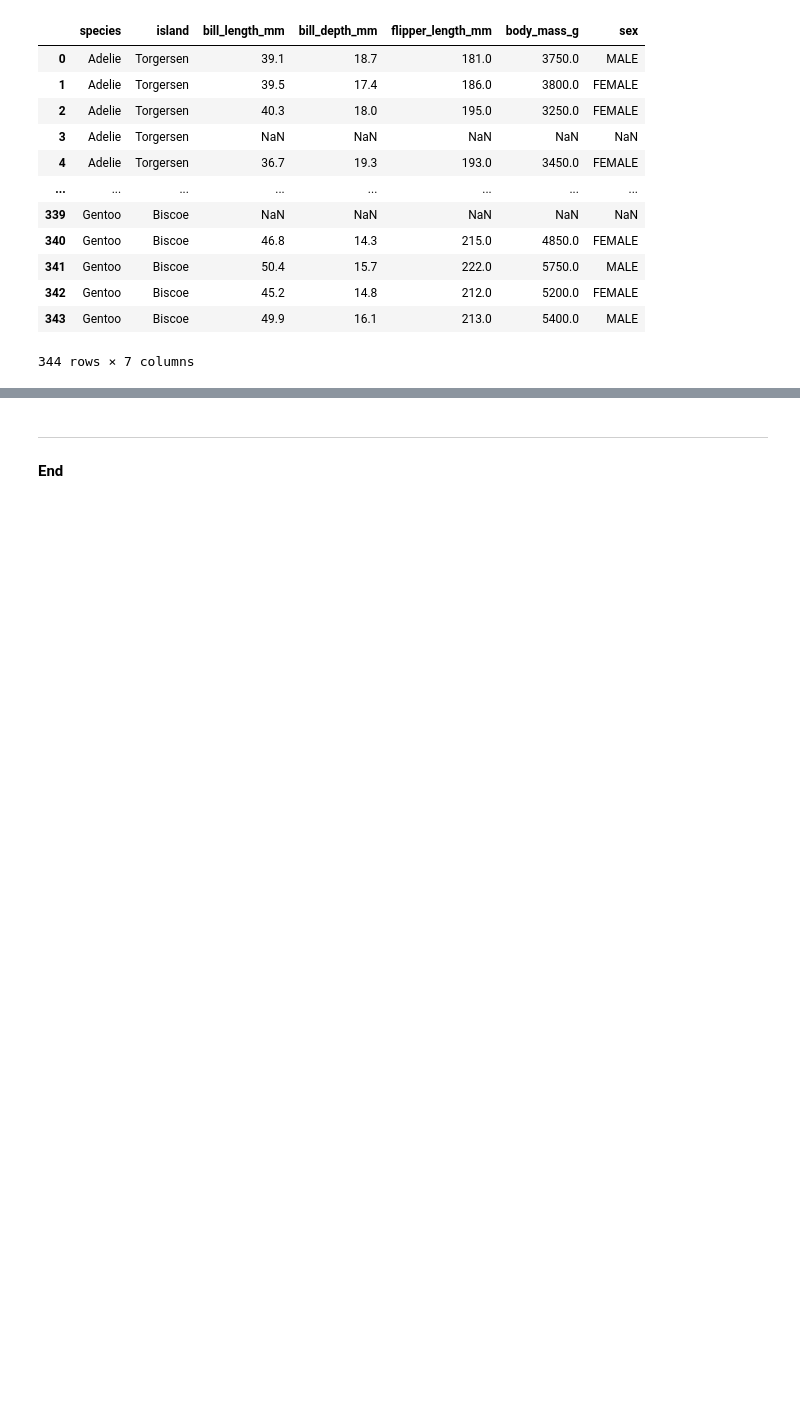
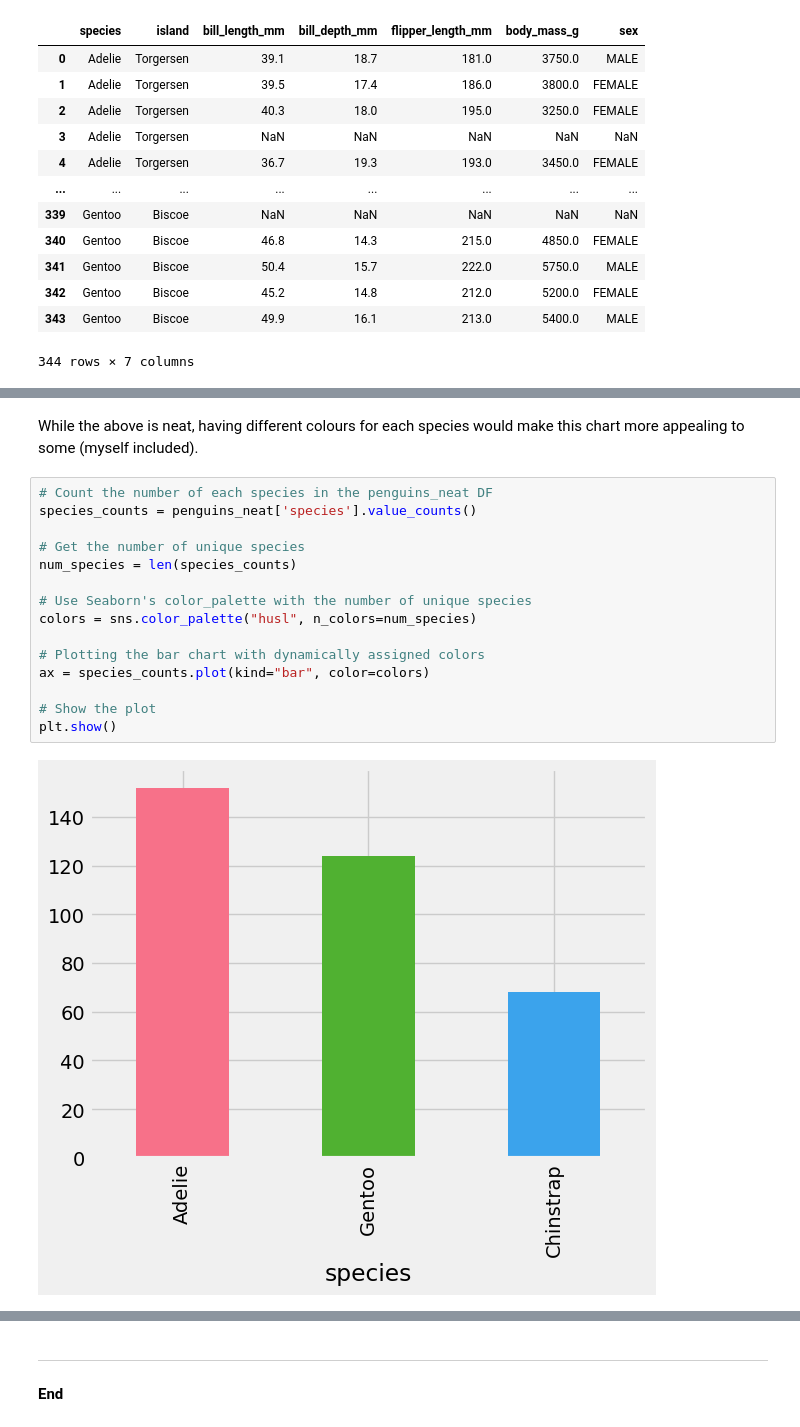
Before and after one commit to turps-pc90/fund_data, a Jupyter notebook: tasks.ipynb, the cells around one changed output, grey strips where cells are left out. Cells and saved outputs as stored; diff of their text form; blank space fills up the shorter version.

```diff
--- a/tasks.ipynb
+++ b/tasks.ipynb
@@ -534,0 +589,19 @@ penguins
+# %% [markdown]
+While the above is neat, having different colours for each species would make this chart more appealing to some (myself included).
+# %%
+# Count the number of each species in the penguins_neat DF
+species_counts = penguins_neat['species'].value_counts()
+
+# Get the number of unique species
+num_species = len(species_counts)
+
+# Use Seaborn's color_palette with the number of unique species
+colors = sns.color_palette("husl", n_colors=num_species)
+
+# Plotting the bar chart with dynamically assigned colors
+ax = species_counts.plot(kind="bar", color=colors)
+
+# Show the plot
+plt.show()
+# %% [output]
+[figure, added]
```
Also changed, not shown: parts of 17 cells of this notebook.
